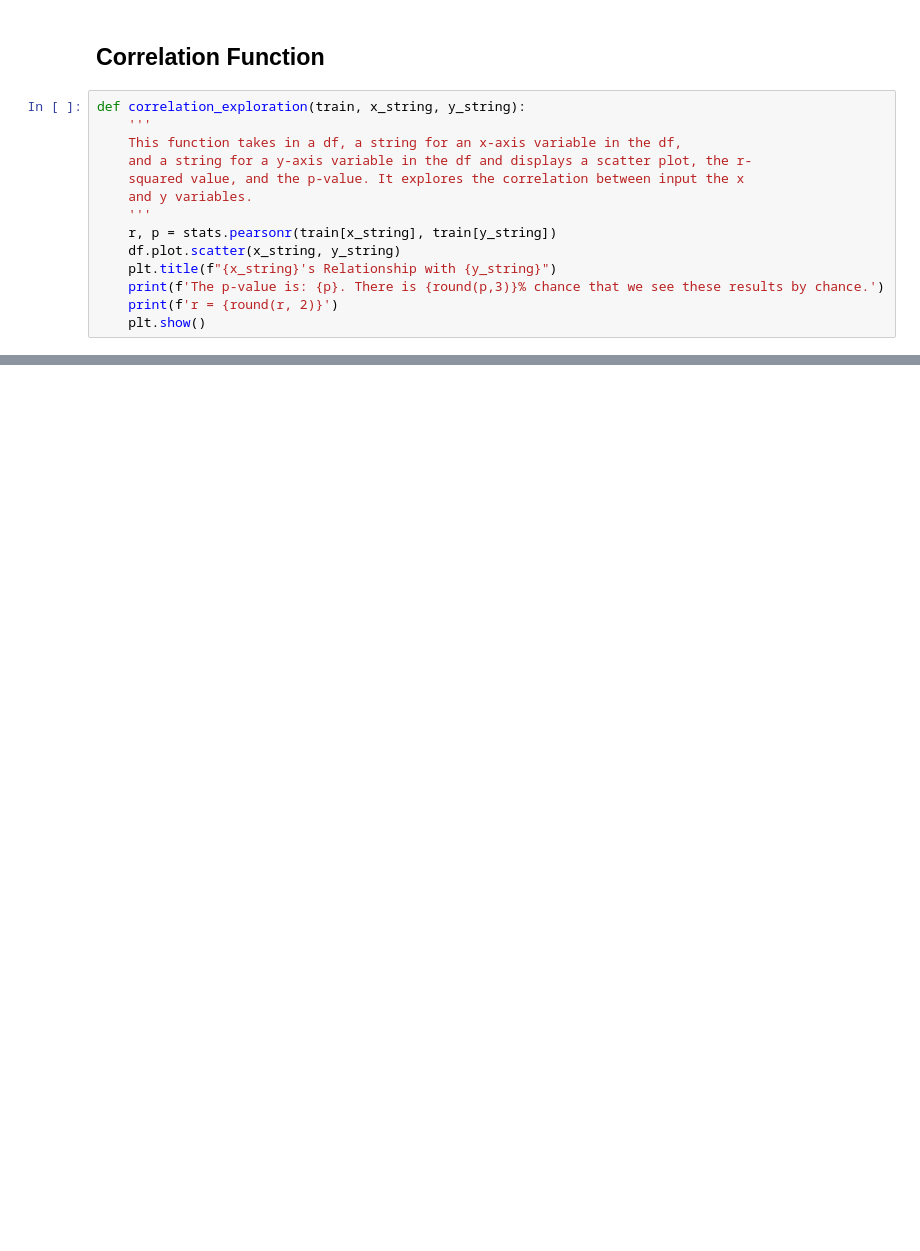
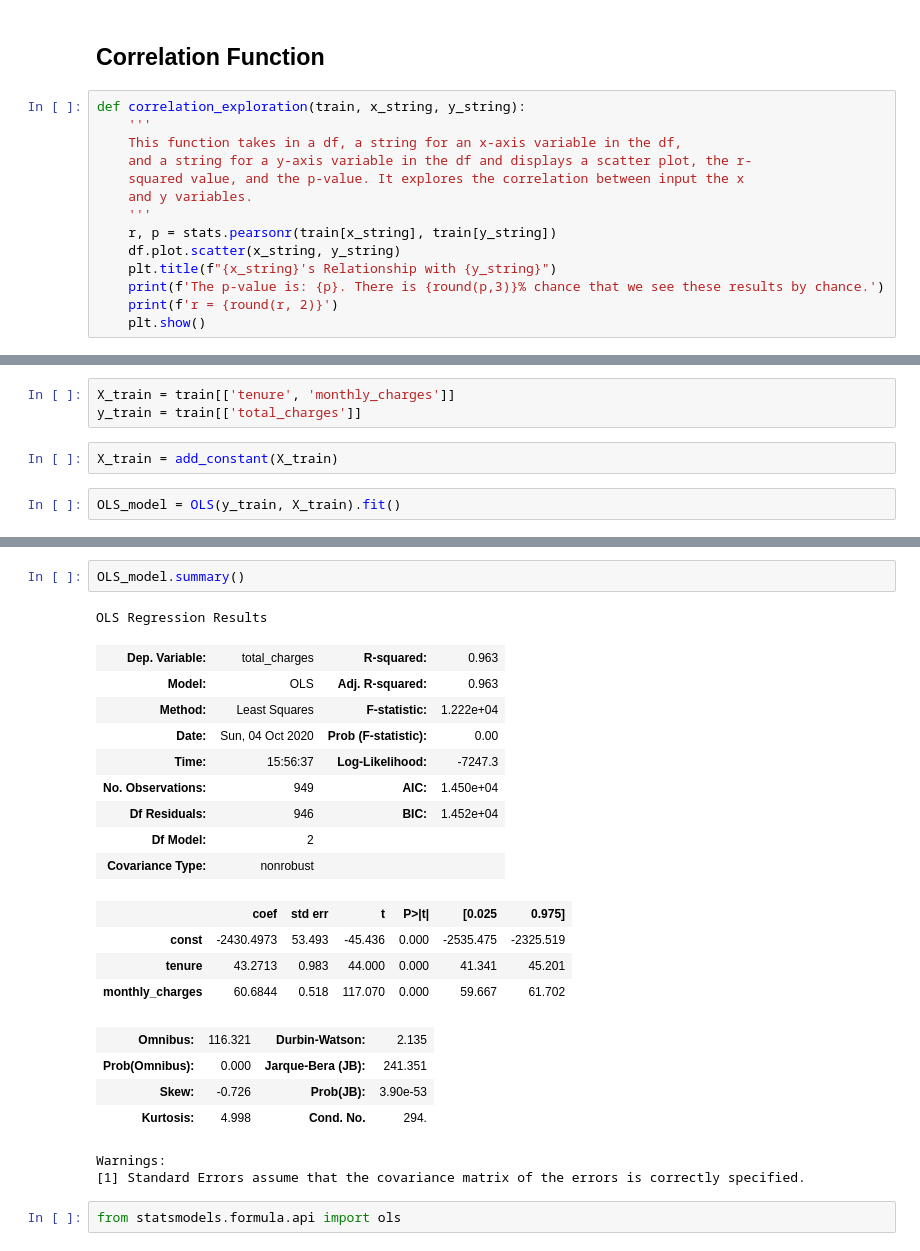
Before and after one commit to faithkane3/regression, a Jupyter notebook: explore.ipynb, the cells around one changed output, grey strips where cells are left out. Drawn from its saved outputs; the diff is of its cells as text; blank space fills up the shorter version.

Commit message:
Commit fixed ols formula predict and added doc, explore modeling practice.

```diff
--- a/explore.ipynb
+++ b/explore.ipynb
@@ -277,0 +286,7 @@ r = 0.64
+# %%
+X_train = train[['tenure', 'monthly_charges']]
+y_train = train[['total_charges']]
+# %%
+X_train = add_constant(X_train)
+# %%
+OLS_model = OLS(y_train, X_train).fit()
@@ -277,0 +311,25 @@ r = 0.64
+# %%
+OLS_model.summary()
+# %% [output]
+OLS Regression Results
+| Dep. Variable: | total_charges | R-squared: | 0.963 |
+| Model: | OLS | Adj. R-squared: | 0.963 |
+| Method: | Least Squares | F-statistic: | 1.222e+04 |
+| Date: | Sun, 04 Oct 2020 | Prob (F-statistic): | 0.00 |
+| Time: | 15:56:37 | Log-Likelihood: | -7247.3 |
+| No. Observations: | 949 | AIC: | 1.450e+04 |
+| Df Residuals: | 946 | BIC: | 1.452e+04 |
+| Df Model: | 2 |  |  |
+| Covariance Type: | nonrobust |  |  |
+|  | coef | std err | t | P>|t| | [0.025 | 0.975] |
+| const | -2430.4973 | 53.493 | -45.436 | 0.000 | -2535.475 | -2325.519 |
+| tenure | 43.2713 | 0.983 | 44.000 | 0.000 | 41.341 | 45.201 |
+| monthly_charges | 60.6844 | 0.518 | 117.070 | 0.000 | 59.667 | 61.702 |
+| Omnibus: | 116.321 | Durbin-Watson: | 2.135 |
+| Prob(Omnibus): | 0.000 | Jarque-Bera (JB): | 241.351 |
+| Skew: | -0.726 | Prob(JB): | 3.90e-53 |
+| Kurtosis: | 4.998 | Cond. No. | 294. |
+Warnings:
+[1] Standard Errors assume that the covariance matrix of the errors is correctly specified.
+# %%
+from statsmodels.formula.api import ols
```
Also changed, not shown: parts of 11 cells of this notebook, 1 other file.
